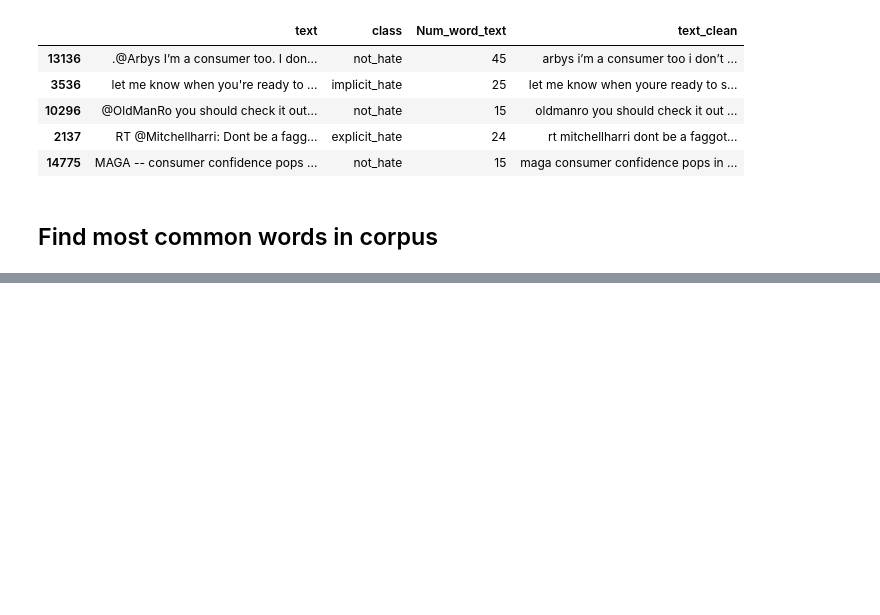
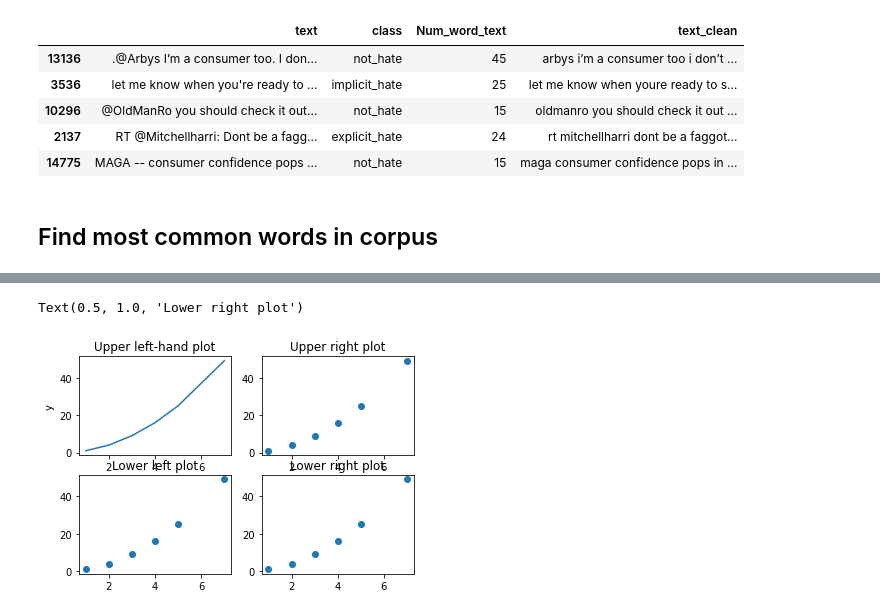
Before and after one commit to uadR1/nlphatespeech, a Jupyter notebook: Hina/count_words_per_class.ipynb, the cells around one changed output, grey strips where cells are left out. Cells and saved outputs as stored; diff of their text form; code cells hidden in the pictures; blank space fills up the shorter version.

```diff
--- a/Hina/count_words_per_class.ipynb
+++ b/Hina/count_words_per_class.ipynb
@@ -189,0 +341,22 @@ train.head()
+# %%
+x_rand=[1,2,3,4,5,7]
+y_rand=[1,4,9,16,25,49]
+# %%
+fig, axarr = plt.subplots(2, 2) # generate figure and axis array
+
+axarr[0][0].plot(x_rand, y_rand)
+axarr[0][0].set_title("Upper left-hand plot")
+axarr[0][0].set_xlabel("x")
+axarr[0][0].set_ylabel("y")
+
+axarr[0][1].scatter(x_rand, y_rand)
+axarr[0][1].set_title("Upper right plot")
+
+axarr[1][0].scatter(x_rand, y_rand)
+axarr[1][0].set_title("Lower left plot")
+
+axarr[1][1].scatter(x_rand, y_rand)
+axarr[1][1].set_title("Lower right plot")
+# %% [output]
+Text(0.5, 1.0, 'Lower right plot')
+[figure, added]
```
Also changed, not shown: parts of 23 cells of this notebook.
